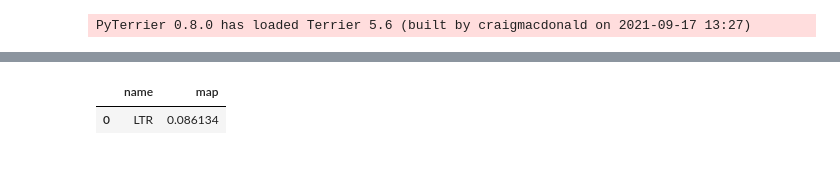
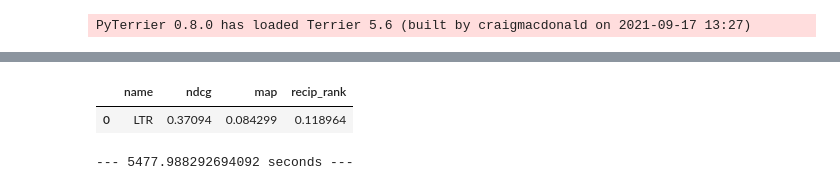
Before and after one commit to JulianBiesheuvel/CoreIR, a Jupyter notebook: L2R_Sckit.ipynb, the cells around one changed output, grey strips where cells are left out. Cells and saved outputs as stored; diff of their text form; code cells hidden in the pictures.

```diff
--- a/L2R_Sckit.ipynb
+++ b/L2R_Sckit.ipynb
@@ -29,0 +33,8 @@ train_qrels = dataset.get_qrels("train")
+# %%
+# A simple join operation on the qids, as we have much more queries than qrels, we want to only use those
+# queries with a qrel for optimal training performances.
+temp = pd.merge(train_topics, train_qrels, left_on='qid', right_on='qid')
+# %%
+# Make the new train_topics dataframe with only those queries that have a qrel
+train_topics_100 = pd.concat([temp['qid'], temp['query']], axis=1, keys=['qid', 'query'])
+train_topics_100.head(100)
@@ -29,0 +55,3 @@ train_qrels = dataset.get_qrels("train")
+# %%
+train_qrel_100 = pd.concat([temp['qid'], temp['docno'], temp['label']], axis=1, keys=['qid', 'docno', 'label'])
+train_qrel_100.head(100)
@@ -34,7 +76,7 @@ start_time = time.time()
 from sklearn.ensemble import RandomForestRegressor
 rf = RandomForestRegressor(n_estimators=400)
 rf_pipe = pipeline >> pt.ltr.apply_learned_model(rf)
-rf_pipe.fit(train_topics, train_qrels)
+rf_pipe.fit(train_topics_100.head(100), train_qrel_100.head(100))
 # %%
 print("--- %s seconds ---" % (time.time() - start_time))
 # %% [output]
@@ -42,4 +86,4 @@ print("--- %s seconds ---" % (time.time() - start_time))
 # %%
 pt.Experiment([rf_pipe], dataset.get_topics("test-2019"),
-  dataset.get_qrels("test-2019"), ["map"], names=["LTR"])
+  dataset.get_qrels("test-2019"),eval_metrics=["ndcg", "map", "recip_rank"], names=["LTR"])
 # %% [output]
@@ -47,4 +91,6 @@ pt.Experiment([rf_pipe], dataset.get_topics("test-2019"),
-|  | name | map |
-| 0 | LTR | 0.086134 |
+|  | name | ndcg | map | recip_rank |
+| 0 | LTR | 0.37094 | 0.084299 | 0.118964 |
 # %%
-# Start 20:20
+print("--- %s seconds ---" % (time.time() - start_time))
+# %% [output]
+--- 5477.988292694092 seconds ---
```
Also changed, not shown: parts of 10 cells of this notebook, 4 other files.
